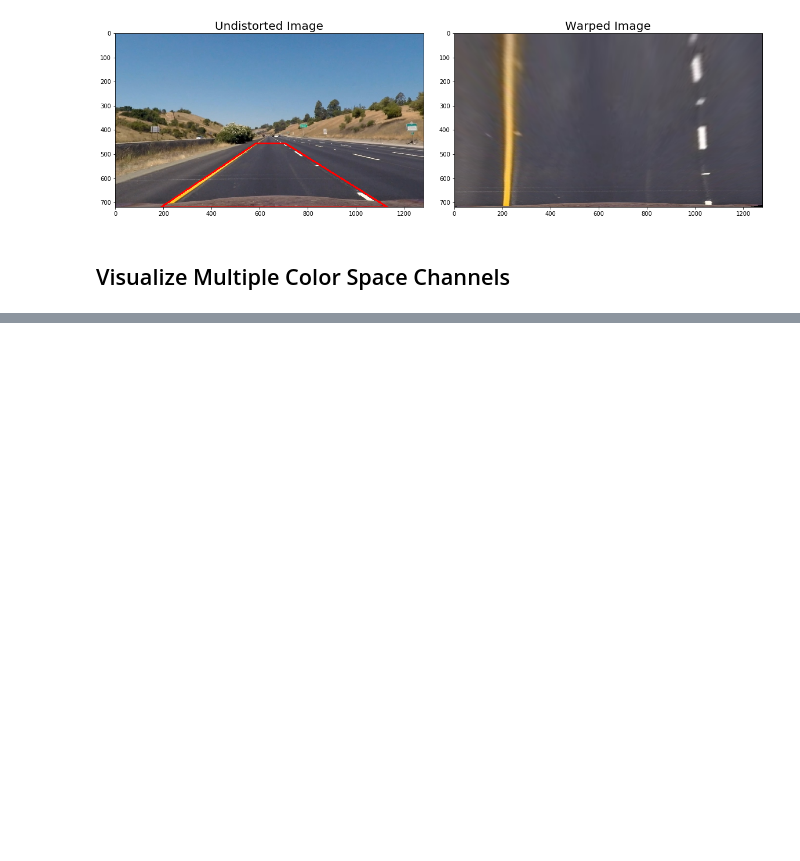
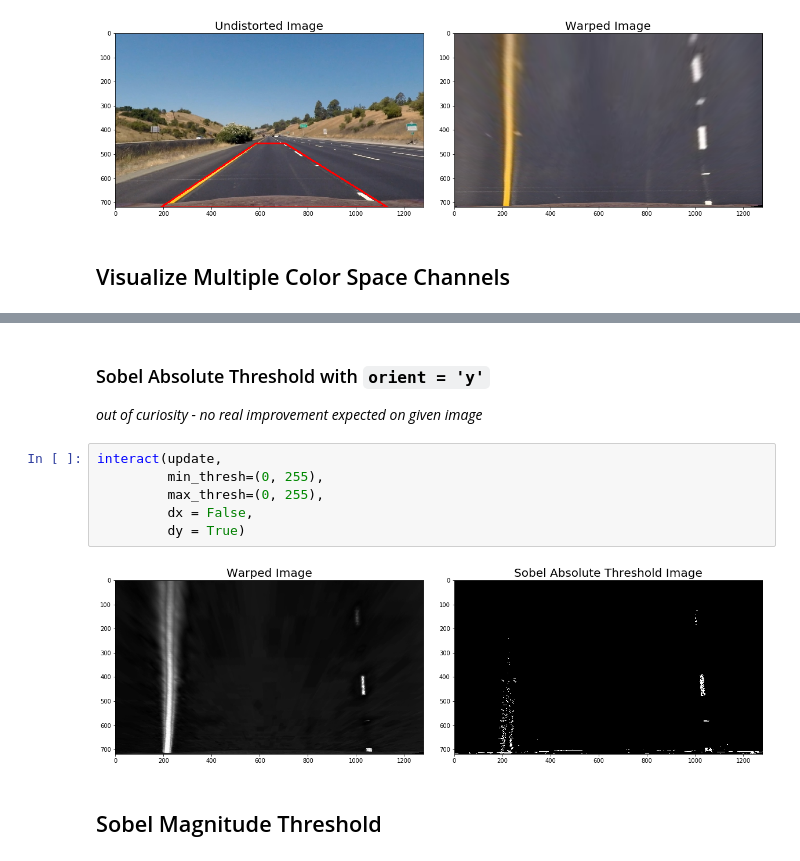
Before and after one commit to simonwisseler/CameraCalibration-PerspectiveTransform-Sobel-Polyfit_LaneDetection, a Jupyter notebook: detect_lane.ipynb, the cells around one changed output, grey strips where cells are left out. Drawn from its saved outputs; the diff is of its cells as text; blank space fills up the shorter version.

```diff
--- a/detect_lane.ipynb
+++ b/detect_lane.ipynb
@@ -257,0 +324,13 @@ axes[11].set_title('HLS S-Channel', fontsize=20)
+# %% [markdown]
+### Sobel Absolute Threshold with `orient = 'y'`
+_out of curiosity - no real improvement expected on given image_
+# %%
+interact(update,
+         min_thresh=(0, 255),
+         max_thresh=(0, 255),
+         dx = False,
+         dy = True)
+# %% [output]
+[figure, added]
+# %% [markdown]
+## Sobel Magnitude Threshold
```
Also changed, not shown: parts of 19 cells of this notebook.
